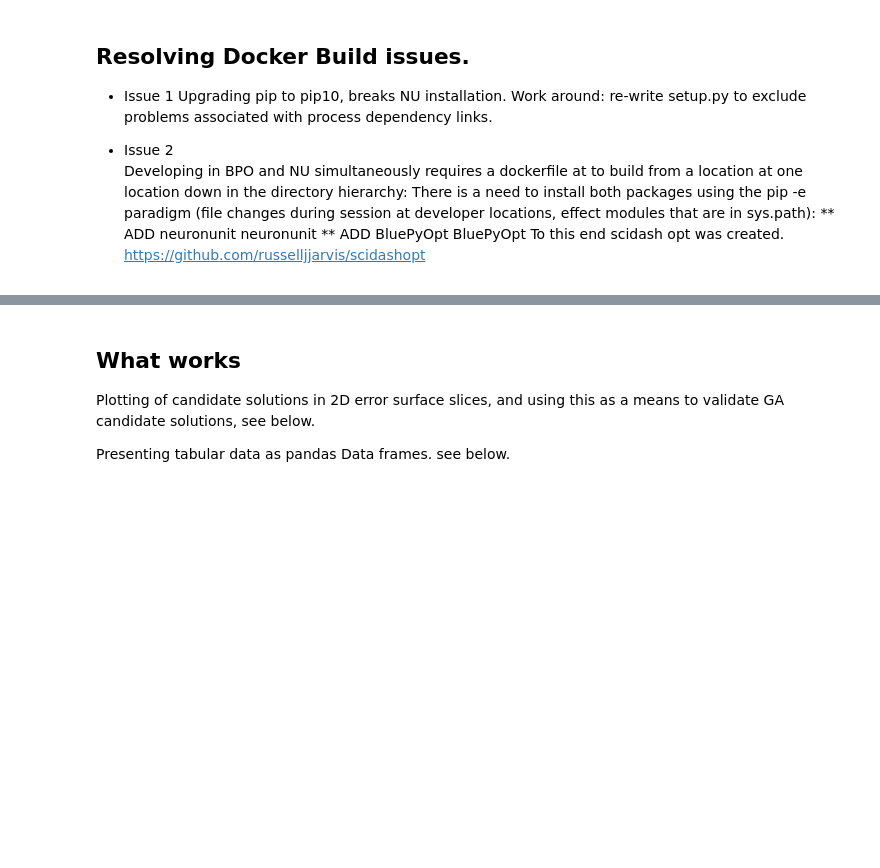
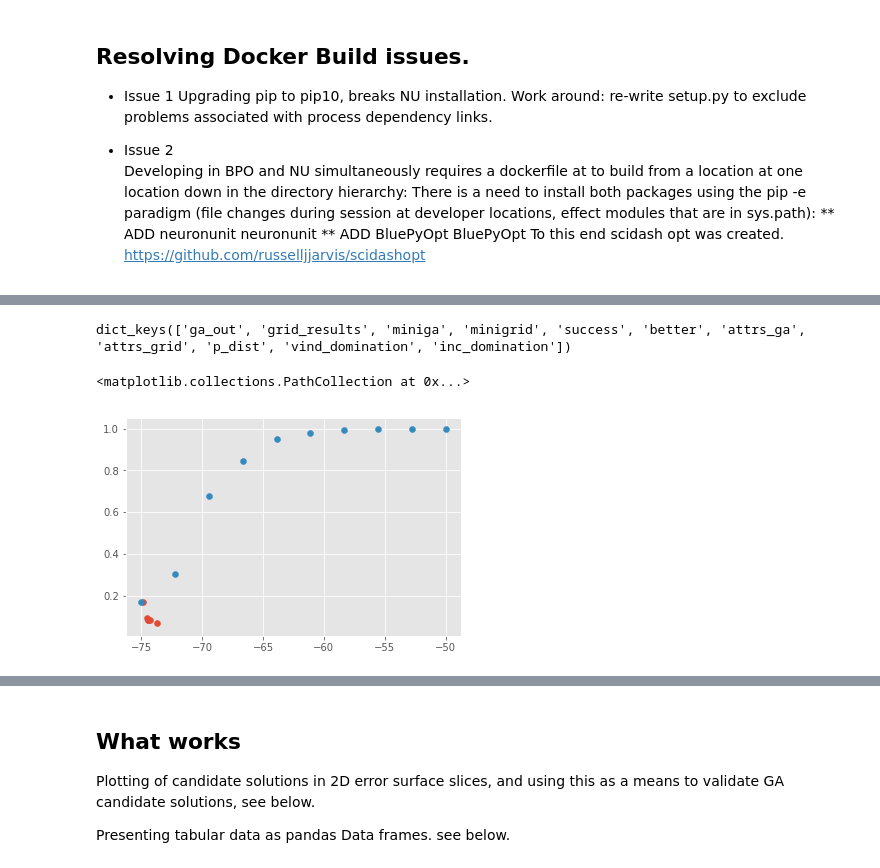
Before and after one commit to scidash/neuronunit, a Jupyter notebook: neuronunit/unit_test/progress_report.ipynb, the cells around one changed output, grey strips where cells are left out. Saved outputs shown, nothing was run; the diff lists cells and outputs as text; code cells hidden in the pictures; blank space fills up the shorter version.

```diff
--- a/neuronunit/unit_test/progress_report.ipynb
+++ b/neuronunit/unit_test/progress_report.ipynb
@@ -32,0 +150,22 @@ I have recently created a comparison between the GA, and the optimizer, on a ver
+# %%
+reports.keys()
+# %% [output]
+dict_keys(['ga_out', 'grid_results', 'miniga', 'minigrid', 'success', 'better', 'attrs_ga', 'attrs_grid', 'p_dist', 'vind_domination', 'inc_domination'])
+# %%
+
+plt.clf()
+plt.scatter(grid_results,[ sum(g.dtc.scores.values()) for g in grid_results ] )
+#miniga = min_max(ga_out[0])[0][1]
+
+
+
+plt.clf()
+
+#plt.scatter(0,float(miniga))
+plt.scatter(ga_out[0],[ sum(g.dtc.scores.values()) for g in ga_out[0] ] )
+plt.scatter(grid_results,[ sum(g.dtc.scores.values()) for g in grid_results ] )
+
+#ga_out[0][0].attrs.values())[0]
+# %% [output]
+<matplotlib.collections.PathCollection at 0x...>
+[figure, added]
```
Also changed, not shown: parts of 19 cells of this notebook, 4 other files.
